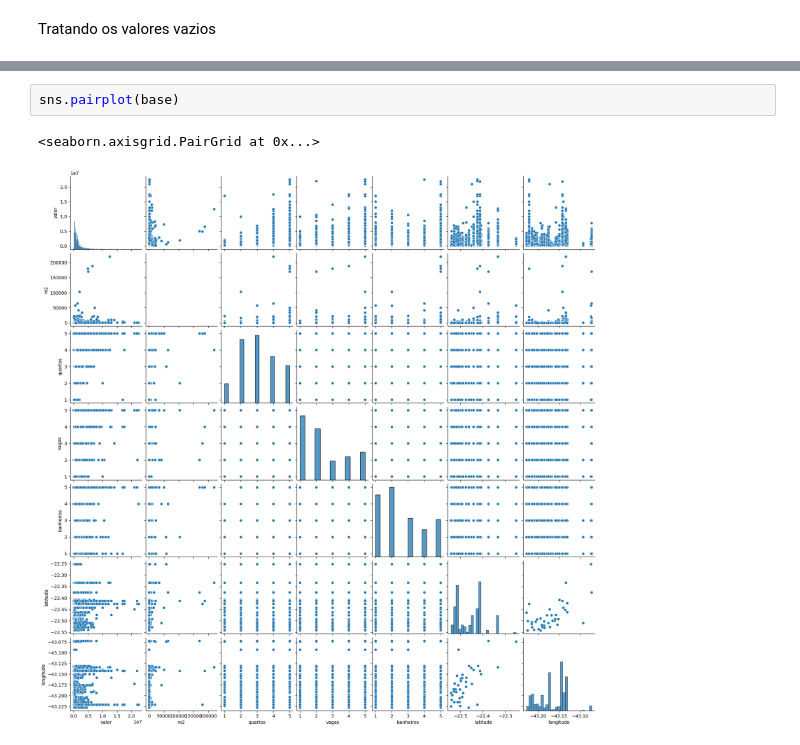
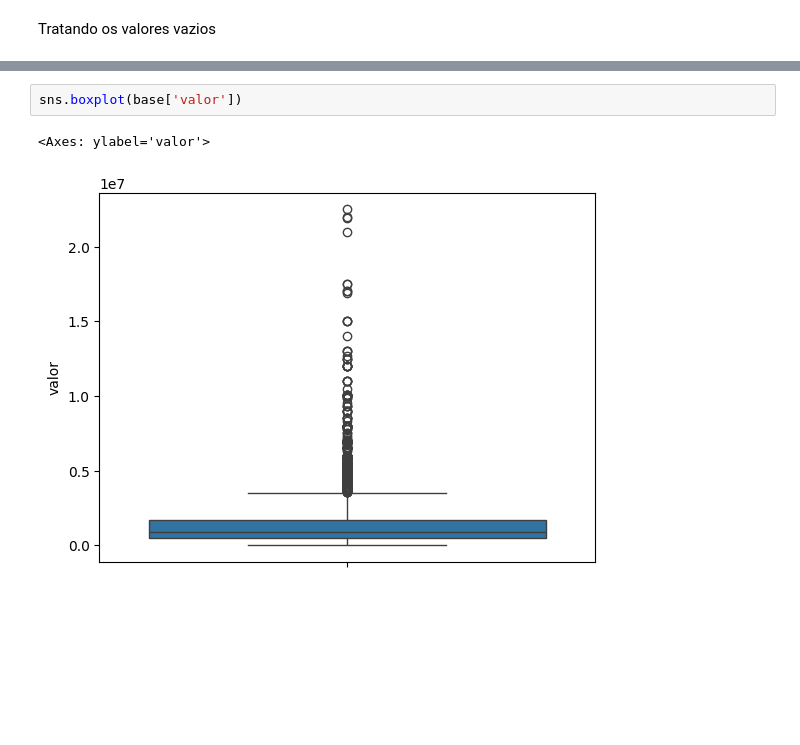
Before and after one commit to ryanrtavares/analise_imobiliaria_petropolitana, a Jupyter notebook: analise_imobiliaria_machine_learning.ipynb, the cells around one changed output, grey strips where cells are left out. Saved outputs shown, nothing was run; the diff lists cells and outputs as text; blank space fills up the shorter version.

```diff
--- a/analise_imobiliaria_machine_learning.ipynb
+++ b/analise_imobiliaria_machine_learning.ipynb
@@ -144,5 +192,5 @@ base.bairro.value_counts().plot(kind = 'bar', title = "Qtde de Imóveis x Barro"
-# %%
-sns.pairplot(base)
-# %% [output]
-<seaborn.axisgrid.PairGrid at 0x...>
-[figure, removed]
+# %%
+sns.boxplot(base['valor'])
+# %% [output]
+<Axes: ylabel='valor'>
+[figure, added]
```
Also changed, not shown: parts of 13 cells of this notebook.
